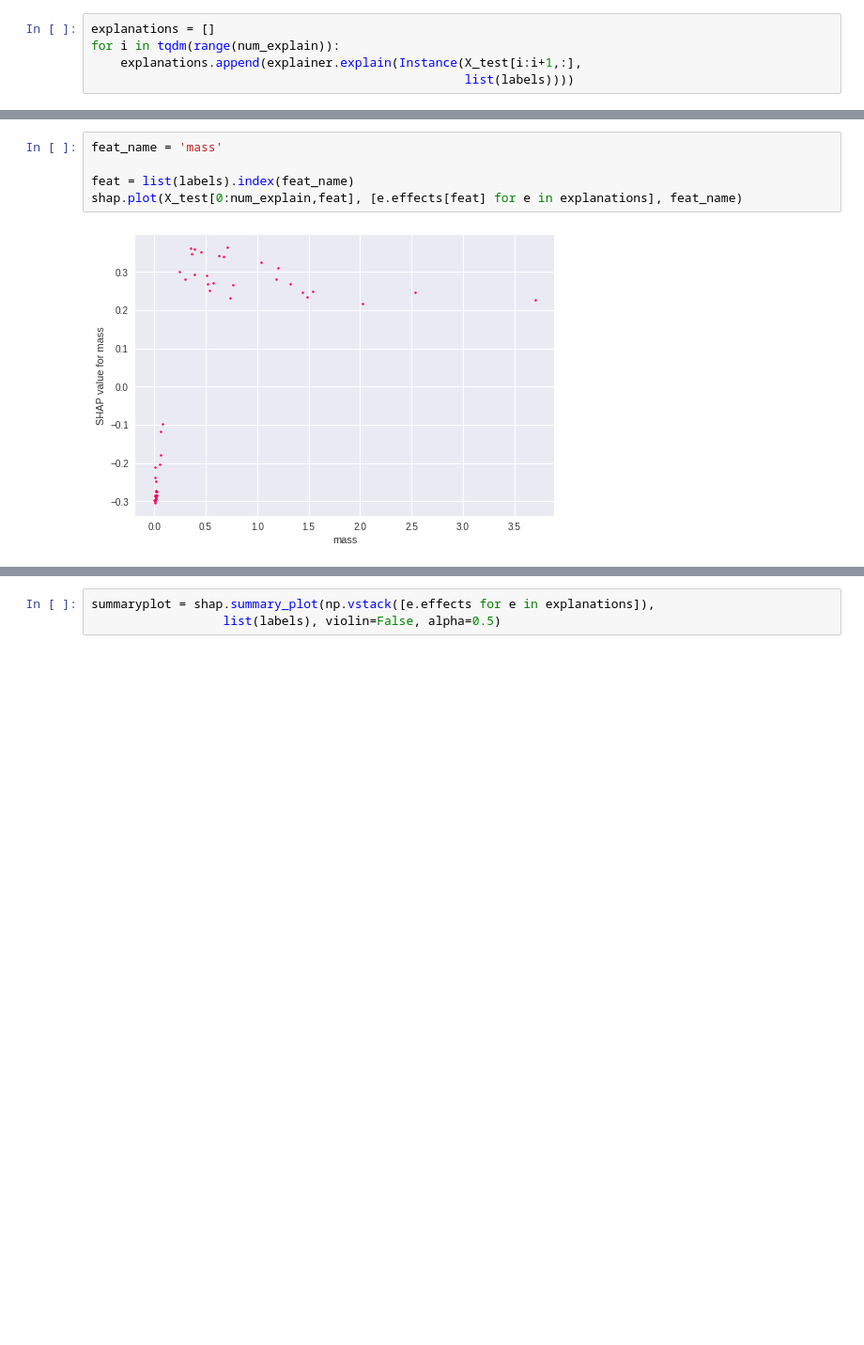
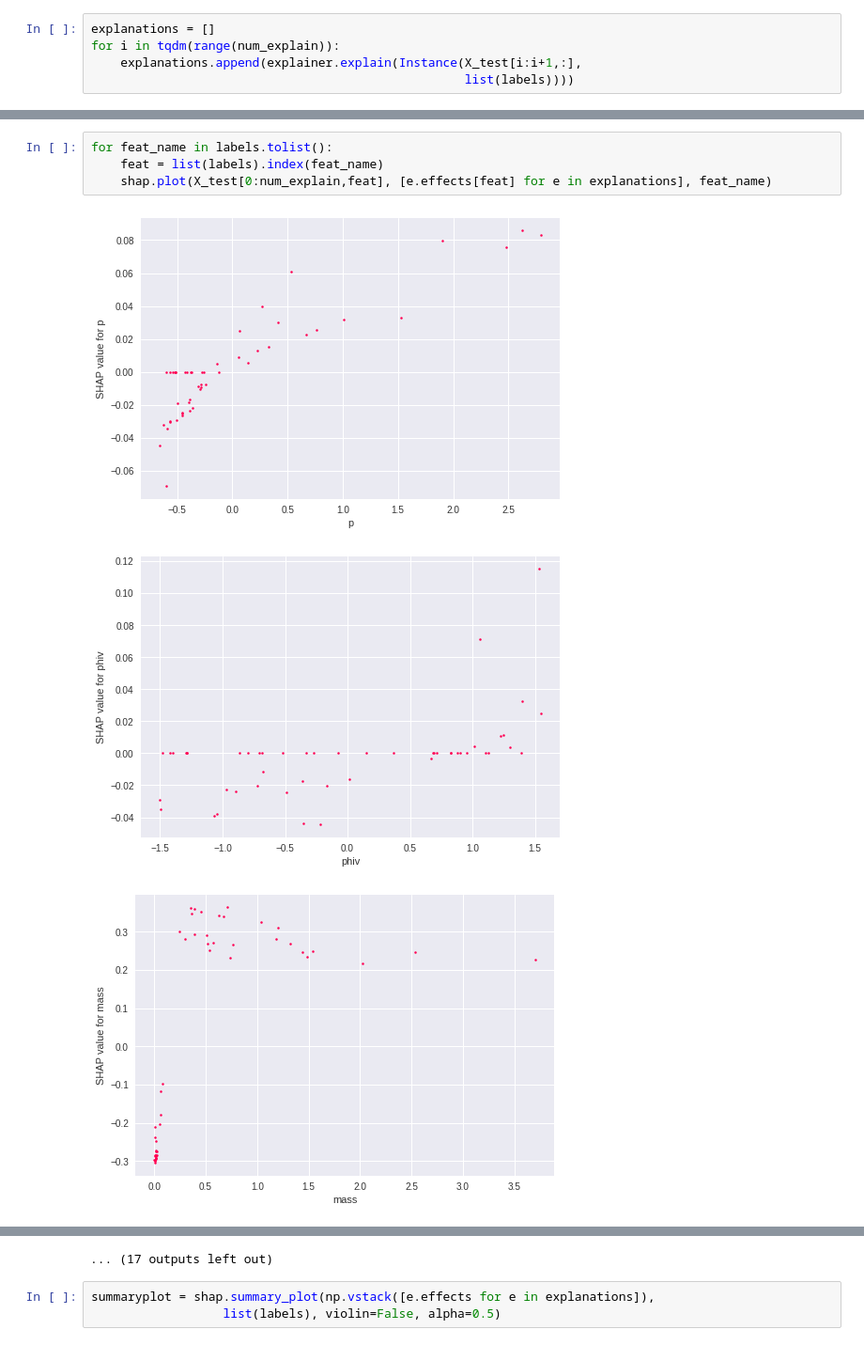
Before and after one commit to tempse/ALICE_ITSupgrade, a Jupyter notebook: macros/ML/modelInterpretation/shap_explanations.ipynb, the cells around one changed output, grey strips where cells are left out. Shown at 94% size. Saved outputs shown, nothing was run; the diff lists cells and outputs as text; blank space fills up the shorter version.

Commit message:
Add plots

```diff
--- a/macros/ML/modelInterpretation/shap_explanations.ipynb
+++ b/macros/ML/modelInterpretation/shap_explanations.ipynb
@@ -196,9 +196,10 @@ visualize(explanations)
 # %% [output]
 [interactive output not drawn]
 # %%
-feat_name = 'mass'
-
-feat = list(labels).index(feat_name)
-shap.plot(X_test[0:num_explain,feat], [e.effects[feat] for e in explanations], feat_name)
+for feat_name in labels.tolist():
+    feat = list(labels).index(feat_name)
+    shap.plot(X_test[0:num_explain,feat], [e.effects[feat] for e in explanations], feat_name)
 # %% [output]
-[figure, old version]
+[figure, new version]
+[figure, added]
+[figure, added]
@@ -205,3 +215,4 @@ shap.plot(X_test[0:num_explain,feat], [e.effects[feat] for e in explanations], f
+... (17 outputs left out)
 # %%
 summaryplot = shap.summary_plot(np.vstack([e.effects for e in explanations]),
                   list(labels), violin=False, alpha=0.5)
```
Also changed, not shown: parts of 1 cell of this notebook.
